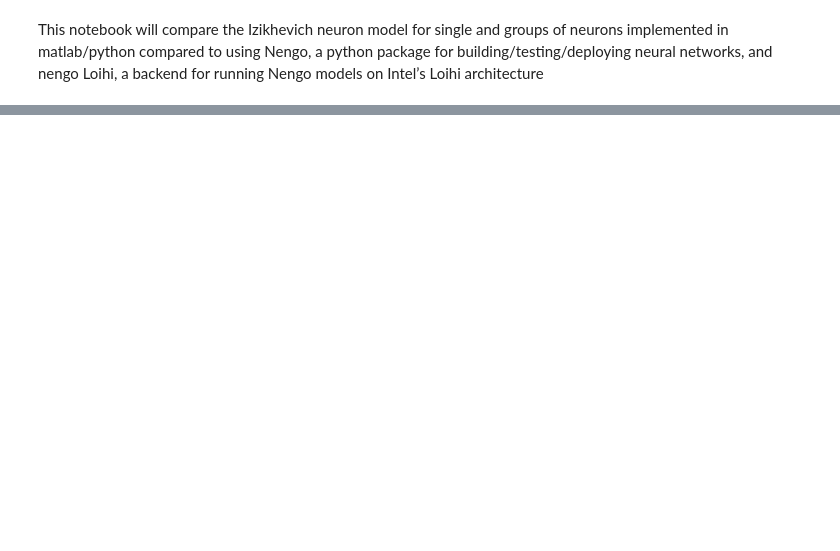
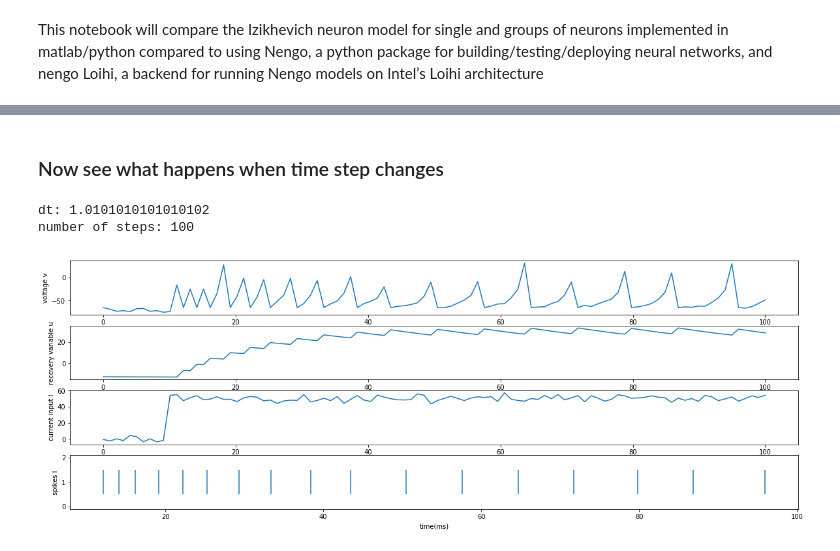
Before and after one commit to thomsonlab/GrowingBrains, a Jupyter notebook: python_implementation/nengo_exploring/izhikevich.ipynb, the cells around one changed output, grey strips where cells are left out. Drawn from its saved outputs; the diff is of its cells as text; code cells hidden in the pictures; blank space fills up the shorter version.

```diff
--- a/python_implementation/nengo_exploring/izhikevich.ipynb
+++ b/python_implementation/nengo_exploring/izhikevich.ipynb
@@ -95,0 +190,8 @@ Now, using Nengo
+# %% [markdown]
+### Now see what happens when time step changes
+# %%
+plot_results(*normal_izhik(time = 100, dt = 1)) # looking at what happens for large relative timestep
+# %% [output]
+dt: 1.0101010101010102
+number of steps: 100
+[figure, added]
```
Also changed, not shown: parts of 47 cells of this notebook.
